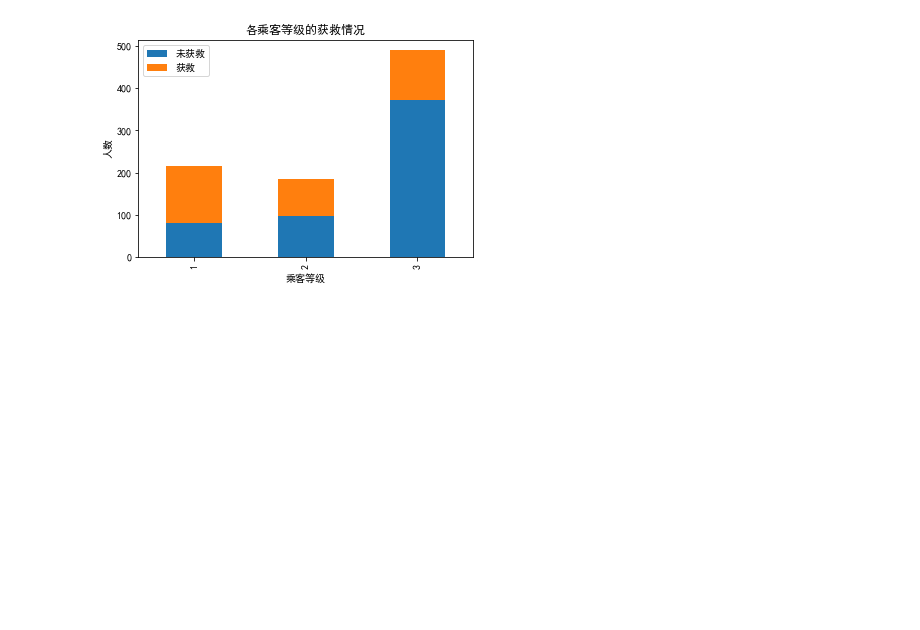
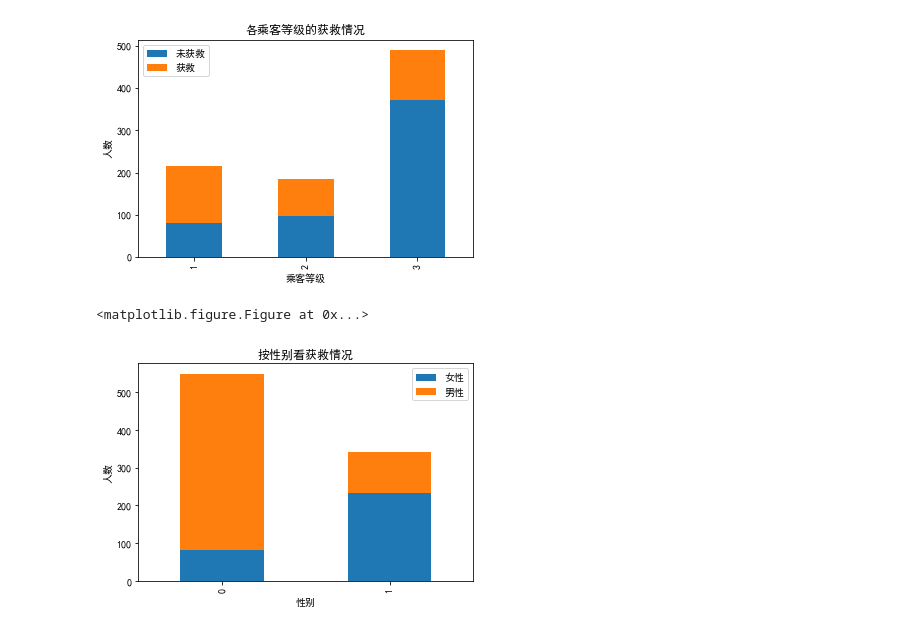
Before and after one commit to chenyangcn/Deep-Learning, a Jupyter notebook: Kaggle/Titanic/Titanic.ipynb, the cells around one changed output. Cells and saved outputs as stored; diff of their text form; code cells hidden in the pictures; blank space fills up the shorter version.

```diff
--- a/Kaggle/Titanic/Titanic.ipynb
+++ b/Kaggle/Titanic/Titanic.ipynb
@@ -74,3 +94,19 @@ plt.show()
 # %% [output]
 <matplotlib.figure.Figure at 0x...>
 [figure]
+# %%
+#看看各性别的获救情况
+fig = plt.figure()
+fig.set(alpha=0.2)  # 设定图表颜色alpha参数
+
+Survived_m = data_train.Survived[data_train.Sex == 'male'].value_counts()
+Survived_f = data_train.Survived[data_train.Sex == 'female'].value_counts()
+df=pd.DataFrame({u'男性':Survived_m, u'女性':Survived_f})
+df.plot(kind='bar', stacked=True)
+plt.title(u"按性别看获救情况")
+plt.xlabel(u"性别")
+plt.ylabel(u"人数")
+plt.show()
+# %% [output]
+<matplotlib.figure.Figure at 0x...>
+[figure, added]
```
Also changed, not shown: parts of 5 cells of this notebook, 4 other files.
